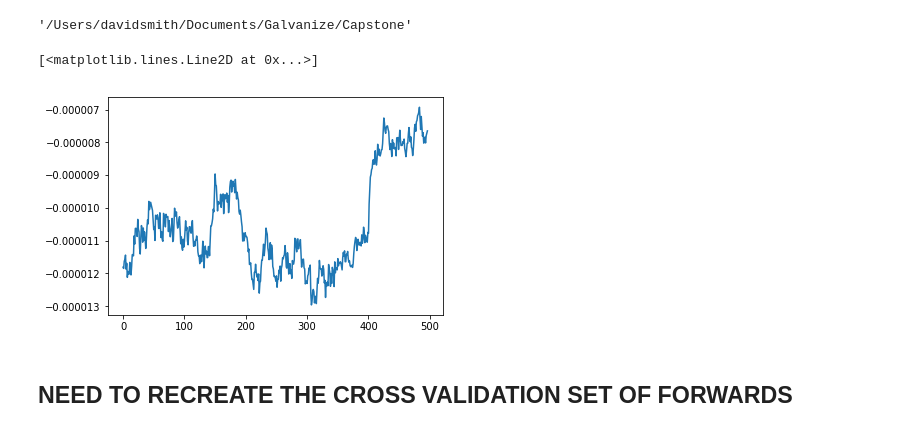
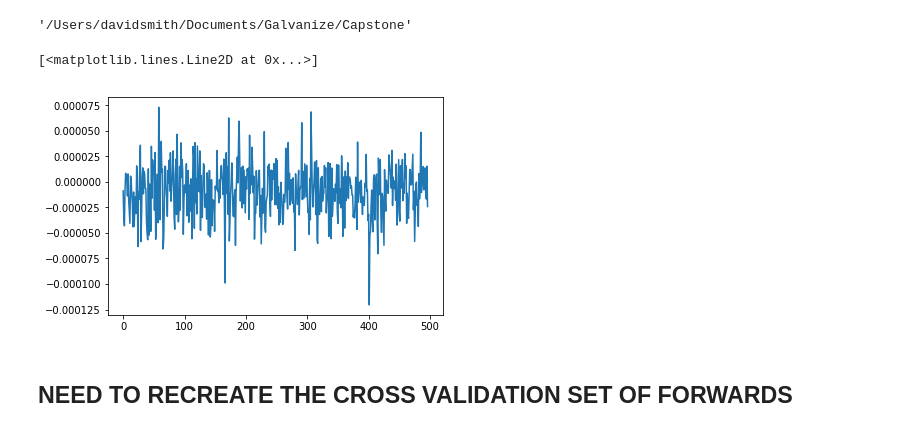
Before and after one commit to davidjsmith44/NLP-Fed-Speeches, a Jupyter notebook: testing_output.ipynb, the cells around one changed output. Drawn from its saved outputs; the diff is of its cells as text; code cells hidden in the pictures.

```diff
--- a/testing_output.ipynb
+++ b/testing_output.ipynb
@@ -22,10 +22,10 @@ dist_list = []
 for i in range(len(model_list)):
     dist_list.append(model_list[i]['forecast'])
 # %%
-plt.plot(model_list[0]['forecast'][:,3])
+plt.plot(model_list[0]['forecast'][:,4])
 # %% [output]
 [<matplotlib.lines.Line2D at 0x...>]
-[figure, old version]
+[figure, new version]
 # %%
 # x = [random.gauss(3,1) for _ in range(400)]
 # y = [random.gauss(4,2) for _ in range(400)]
```
Also changed, not shown: parts of 16 cells of this notebook, 14 other files.
